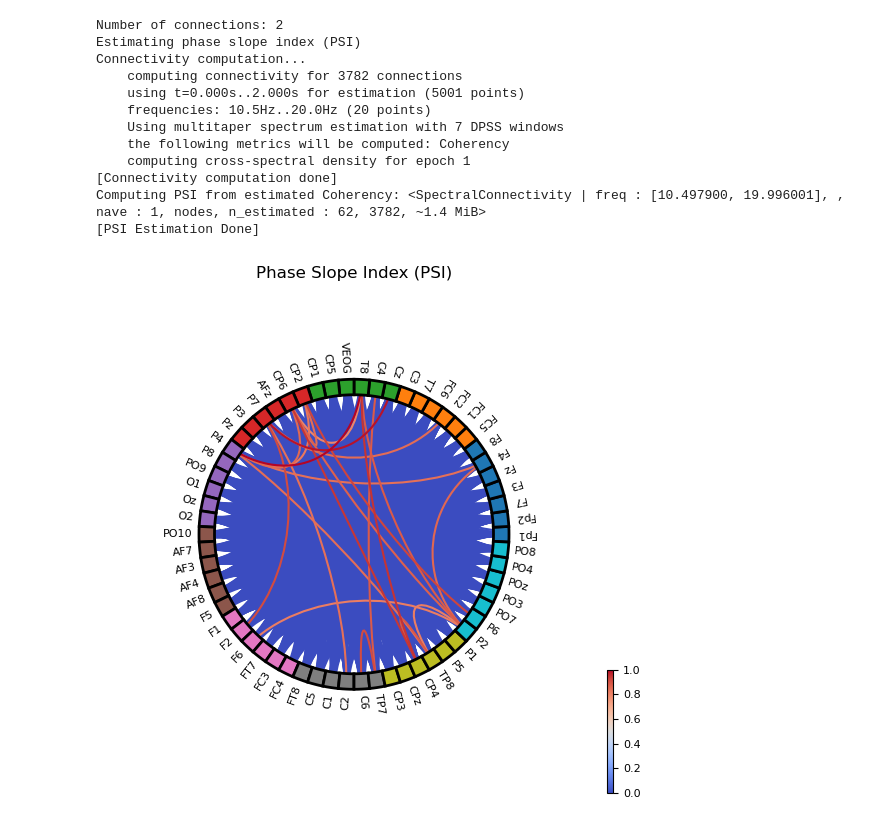
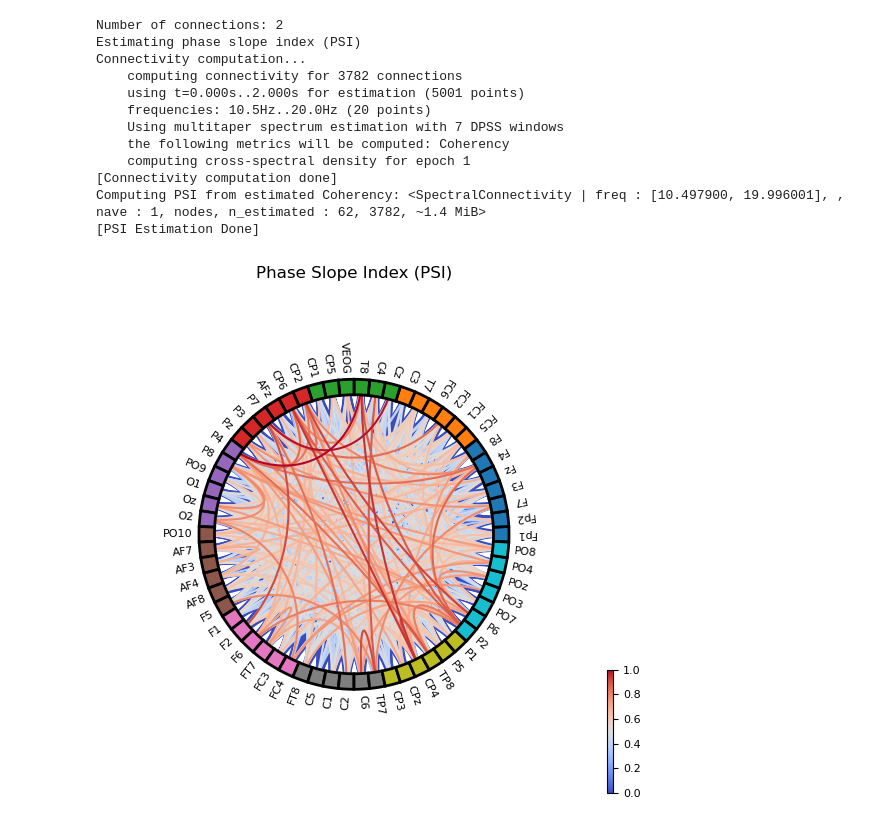
Before and after one commit to tut211302/eeg-mri-aging-analysis, a Jupyter notebook: jupyter_notebook/wavelet.ipynb, the cells around one changed output. Saved outputs shown, nothing was run; the diff lists cells and outputs as text; code cells hidden in the pictures.

```diff
--- a/jupyter_notebook/wavelet.ipynb
+++ b/jupyter_notebook/wavelet.ipynb
@@ -900,32 +852,32 @@ n_nodes = len(epochs.ch_names)
 matrix_pli = psi_matrix_ec[:, :, freq_idx]
 
 # 1. Threshold connectivity matrix for visualization
-threshold = 0.8
+threshold = 0.3
 matrix = np.copy(matrix_pli)
 matrix[matrix < threshold] = 0
 
 cmap = cm.get_cmap('tab10', n_nodes)
 node_colors = [cmap(i) for i in range(n_nodes)]
 
 # (2) インデックスを [(src, tgt), ...] 形式に直す
 con_indices = list(zip(psi.indices[0], psi.indices[1]))
 
 # (3) 可視化
 fig, ax = plt.subplots(figsize=(8, 8), subplot_kw=dict(polar=True))
 plot_connectivity_circle(
     con=matrix,
     node_names=epochs.ch_names,
     indices=con_indices,
     title="Phase Slope Index (PSI)",
     n_lines=None,  # 全接続を表示
     colormap='coolwarm',
     node_colors=node_colors,
     facecolor='white',
     textcolor='black',
     linewidth=1.5,
     fig=fig,
     ax=ax,
 )
 plt.show()
 # %% [output]
-[figure, old version]
+[figure, new version]
```
Also changed, not shown: parts of 2 cells of this notebook, 10 other files.
